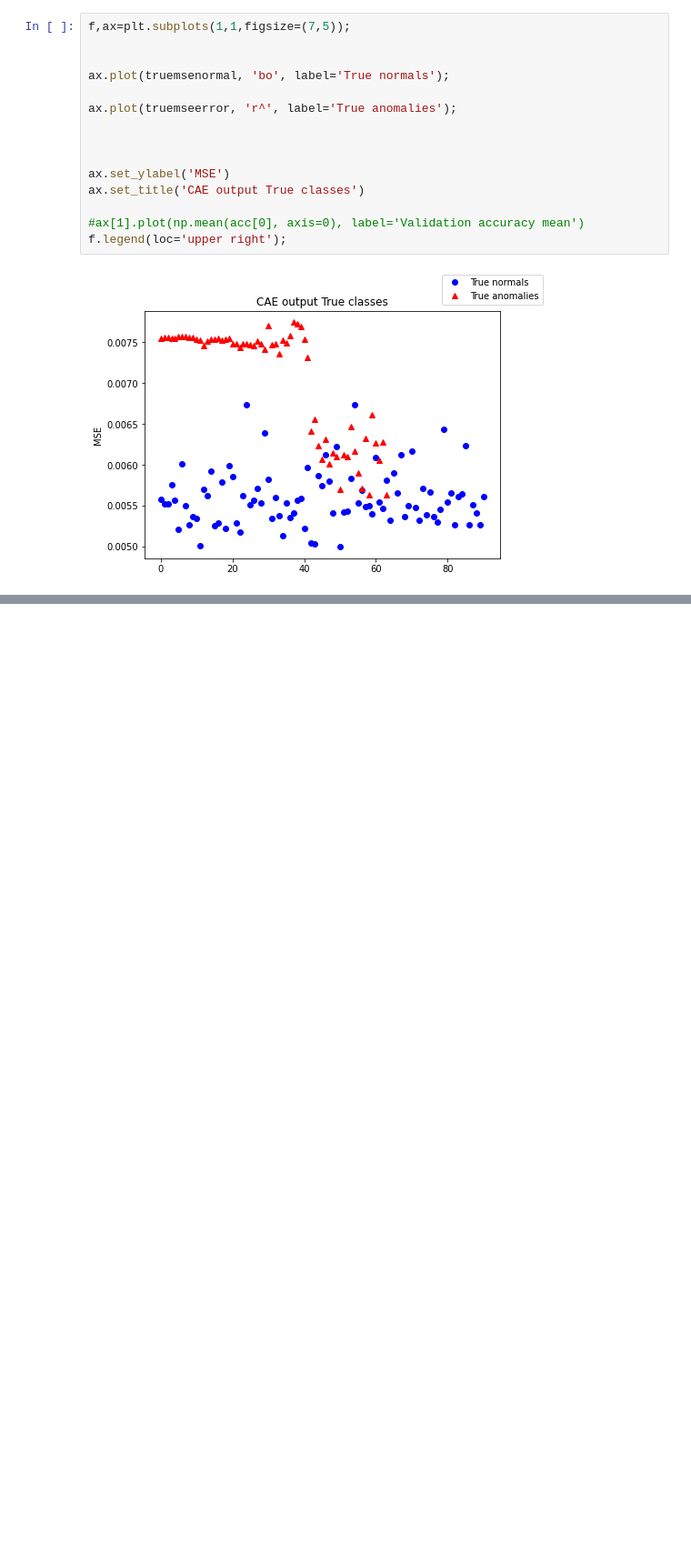
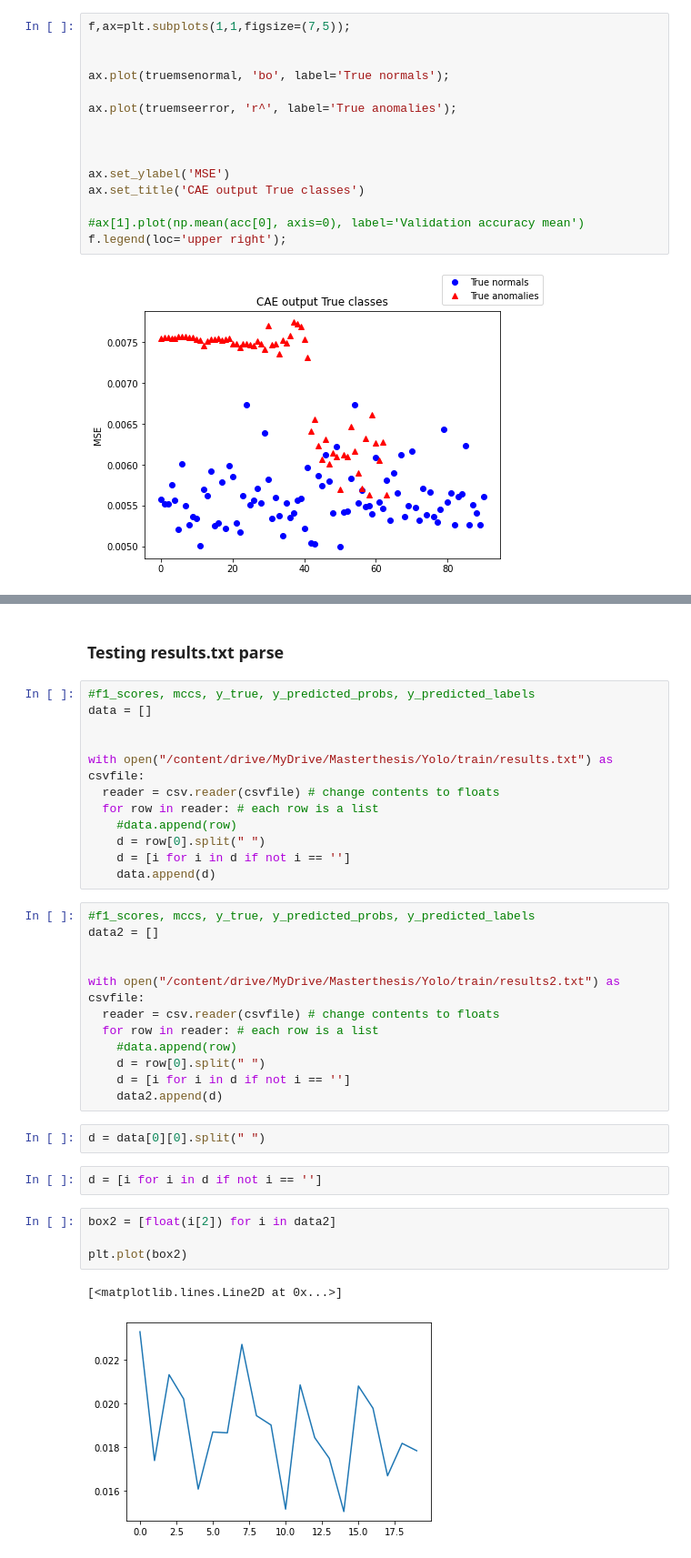
Before and after one commit to anlu1601/Machinelearning-in-wood-industry, a Jupyter notebook: Graphs.ipynb, the cells around one changed output, grey strips where cells are left out. Shown at 91% size. Cells and saved outputs as stored; diff of their text form; blank space fills up the shorter version.

```diff
--- a/Graphs.ipynb
+++ b/Graphs.ipynb
@@ -837,0 +1173,37 @@ print(np.std(times_cpu))
+# %% [markdown]
+### Testing results.txt parse
+# %%
+#f1_scores, mccs, y_true, y_predicted_probs, y_predicted_labels
+data = []
+
+
+with open("/content/drive/MyDrive/Masterthesis/Yolo/train/results.txt") as csvfile:
+  reader = csv.reader(csvfile) # change contents to floats
+  for row in reader: # each row is a list
+    #data.append(row)
+    d = row[0].split(" ")
+    d = [i for i in d if not i == '']
+    data.append(d)
+# %%
+#f1_scores, mccs, y_true, y_predicted_probs, y_predicted_labels
+data2 = []
+
+
+with open("/content/drive/MyDrive/Masterthesis/Yolo/train/results2.txt") as csvfile:
+  reader = csv.reader(csvfile) # change contents to floats
+  for row in reader: # each row is a list
+    #data.append(row)
+    d = row[0].split(" ")
+    d = [i for i in d if not i == '']
+    data2.append(d)
+# %%
+d = data[0][0].split(" ")
+# %%
+d = [i for i in d if not i == '']
+# %%
+box2 = [float(i[2]) for i in data2]
+
+plt.plot(box2)
+# %% [output]
+[<matplotlib.lines.Line2D at 0x...>]
+[figure, added]
```
Also changed, not shown: parts of 27 cells of this notebook.
